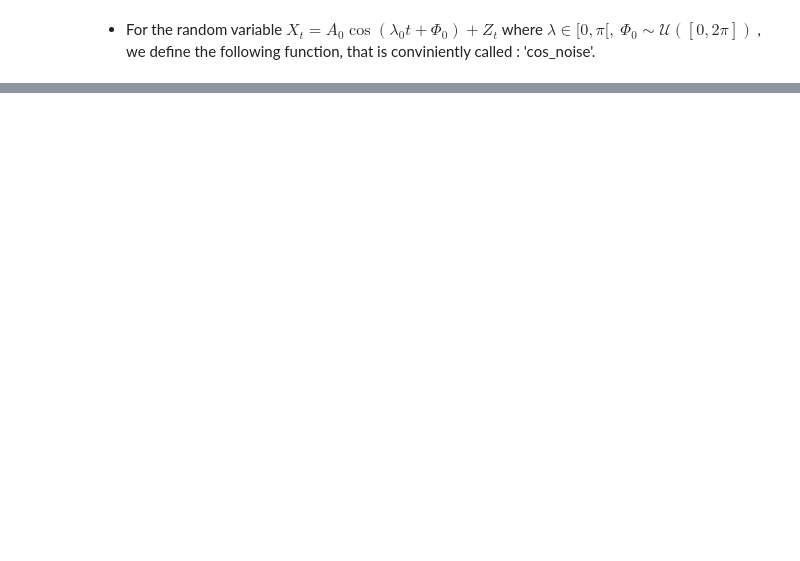
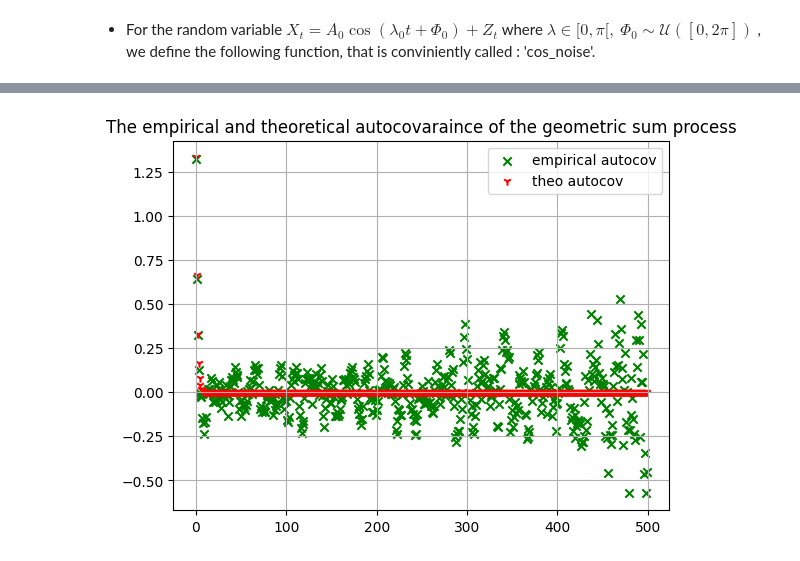
Before and after one commit to KHOUTAIBI/TSIA-TP, a Jupyter notebook: Rendu_TP-1.ipynb, the cells around one changed output, grey strips where cells are left out. Saved outputs shown, nothing was run; the diff lists cells and outputs as text; code cells hidden in the pictures; blank space fills up the shorter version.

```diff
--- a/Rendu_TP-1.ipynb
+++ b/Rendu_TP-1.ipynb
@@ -247,0 +275,23 @@ X_3 = np.array([-2.221699284612737, -2.2619607527980756, 0.8863395868722156, 0.9
+# %%
+#This one for the geometric sum of WN
+def theoretical_autocov_geo_sum_WN(X):
+    autocov = np.zeros_like(X)
+    for j in range(len(X)):
+        if abs(j) <= K:
+            autocov[j] = (sigma**2)* (2**-abs(j))*((1-(1/4)**(K-j+1)))/(3/4)
+        else:
+            autocov[j] = 0
+    return autocov
+
+#Getting the theoretical autocov of the geometric sum of WN
+theoretical_autocovariance_geo_sum = theoretical_autocov_geo_sum_WN(X_sum_geometric_WN)
+
+#plotting the empirical mean of various random variables
+plt.grid()
+plt.title('The empirical and theoretical autocovaraince of the geometric sum process')
+plt.scatter(indexes,empirical_autocovariance_geo_sum, label='empirical autocov', color='green' , marker = 'x')
+plt.scatter(indexes,theoretical_autocovariance_geo_sum,label='theo autocov', color='red', marker='1')
+plt.legend()
+plt.show()
+# %% [output]
+[figure, added]
```
Also changed, not shown: parts of 14 cells of this notebook.
